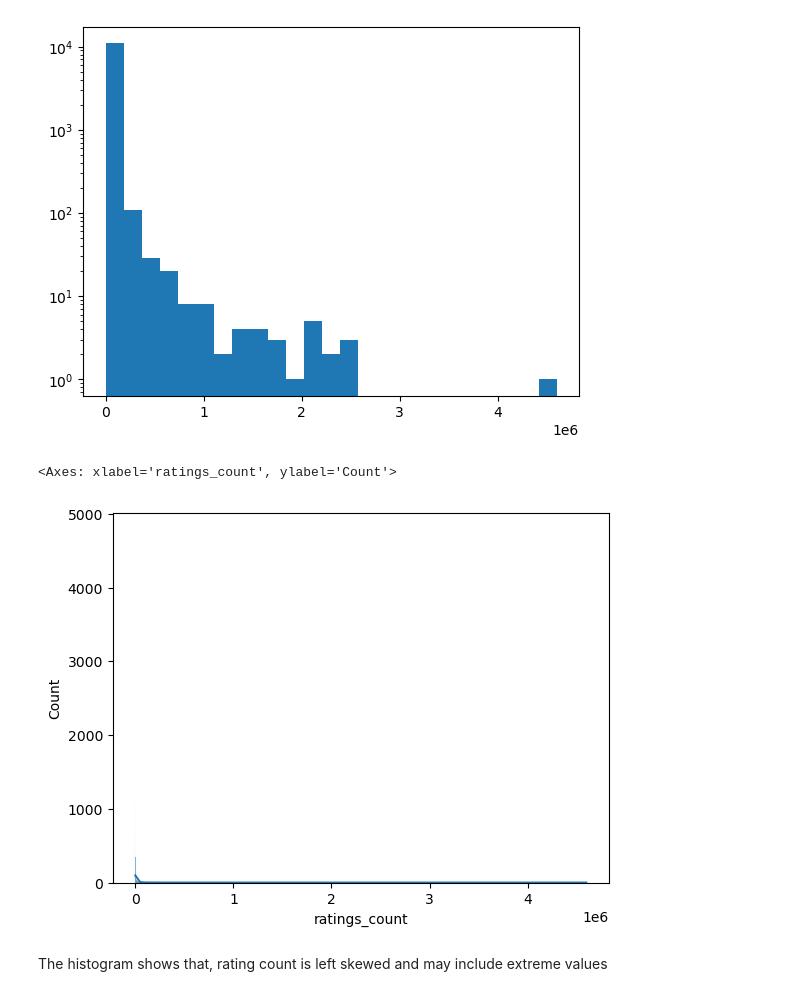
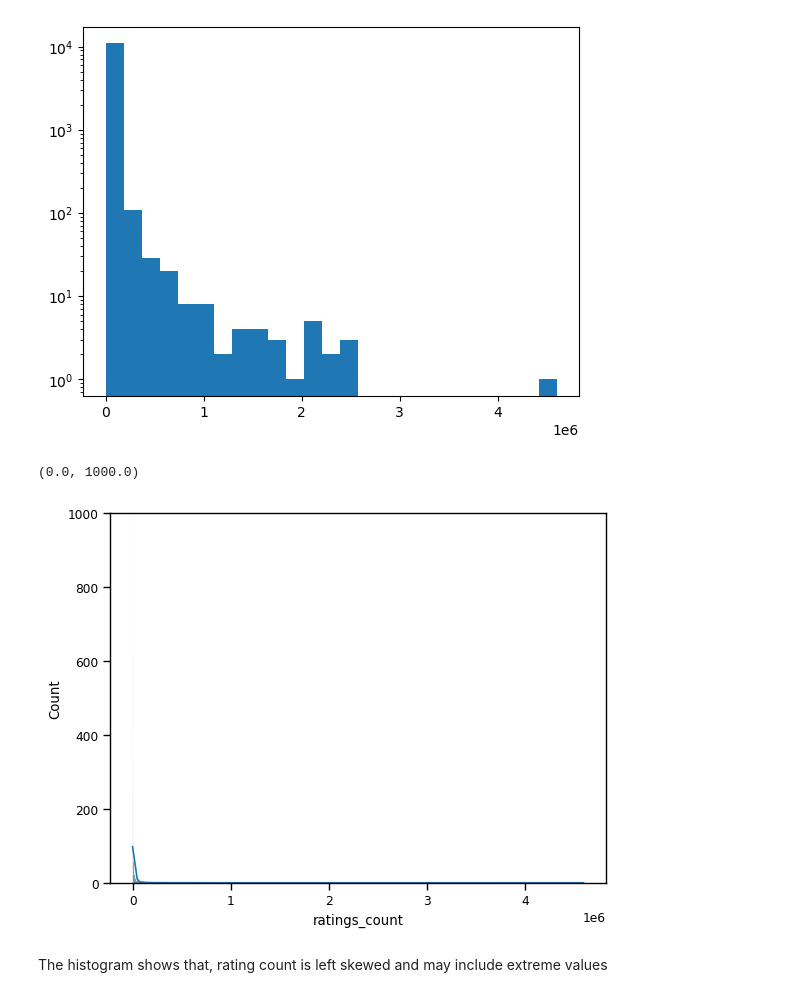
Before and after one commit to Ayanab01/BookClassificationModel, a Jupyter notebook: ML Project.ipynb, the cells around one changed output. Cells and saved outputs as stored; diff of their text form; code cells hidden in the pictures.

```diff
--- a/ML Project.ipynb
+++ b/ML Project.ipynb
@@ -242,9 +242,10 @@ plt.show()
 [figure]
 # %%
 sns.histplot(x = 'ratings_count', data = df, kde = True)
+plt.ylim(0,1000)
 # %% [output]
-<Axes: xlabel='ratings_count', ylabel='Count'>
+(0.0, 1000.0)
-[figure, old version]
+[figure, new version]
 # %% [markdown]
 The histogram shows that, rating count is left skewed and may include extreme values
 # %%
```
